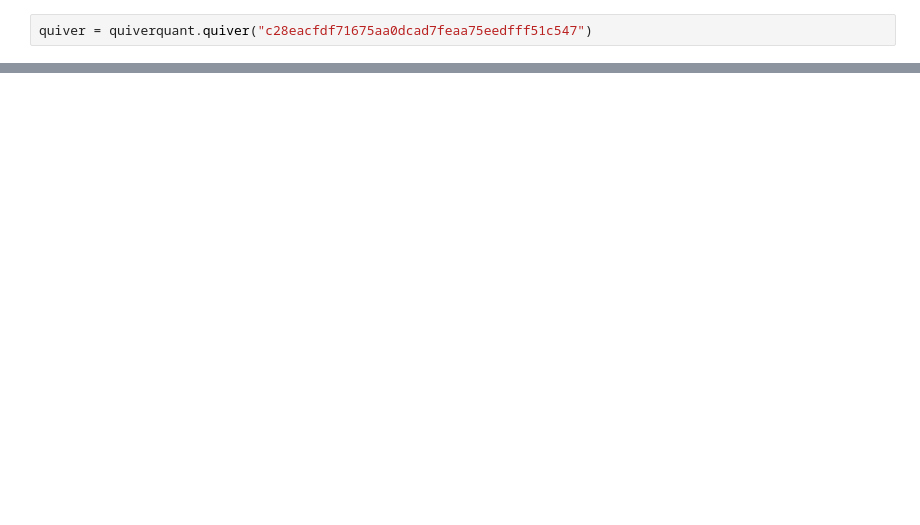
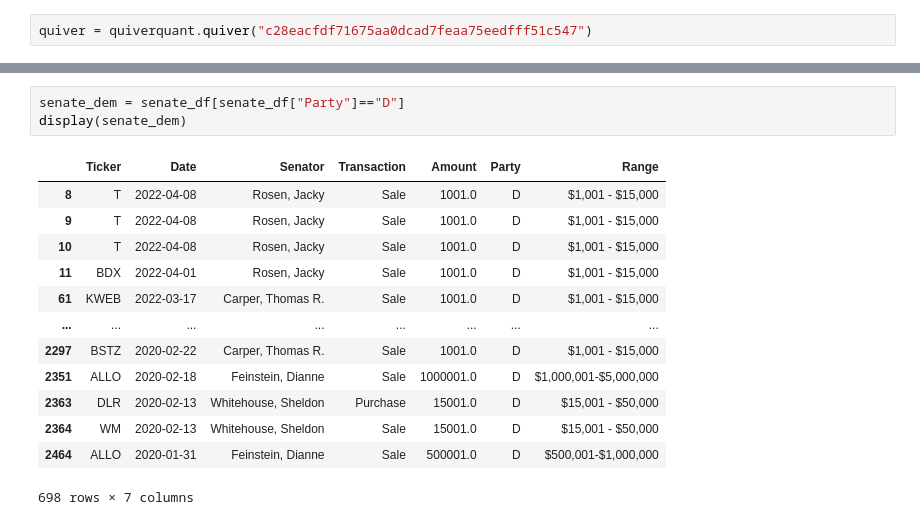
Before and after one commit to Loudju/Fintech_Project1_Politician_stock_trading, a Jupyter notebook: senate_trade_cleanup.ipynb, the cells around one changed output, grey strips where cells are left out. Saved outputs shown, nothing was run; the diff lists cells and outputs as text; blank space fills up the shorter version.

```diff
--- a/senate_trade_cleanup.ipynb
+++ b/senate_trade_cleanup.ipynb
@@ -11,0 +86,17 @@ AttributeError: 'quiver' object has no attribute 'congresstrading'
+# %%
+senate_dem = senate_df[senate_df["Party"]=="D"]
+display(senate_dem)
+# %% [output]
+|  | Ticker | Date | Senator | Transaction | Amount | Party | Range |
+| 8 | T | 2022-04-08 | Rosen, Jacky | Sale | 1001.0 | D | $1,001 - $15,000 |
+| 9 | T | 2022-04-08 | Rosen, Jacky | Sale | 1001.0 | D | $1,001 - $15,000 |
+| 10 | T | 2022-04-08 | Rosen, Jacky | Sale | 1001.0 | D | $1,001 - $15,000 |
+| 11 | BDX | 2022-04-01 | Rosen, Jacky | Sale | 1001.0 | D | $1,001 - $15,000 |
+| 61 | KWEB | 2022-03-17 | Carper, Thomas R. | Sale | 1001.0 | D | $1,001 - $15,000 |
+| ... | ... | ... | ... | ... | ... | ... | ... |
+| 2297 | BSTZ | 2020-02-22 | Carper, Thomas R. | Sale | 1001.0 | D | $1,001 - $15,000 |
+| 2351 | ALLO | 2020-02-18 | Feinstein, Dianne | Sale | 1000001.0 | D | $1,000,001-$5,000,000 |
+| 2363 | DLR | 2020-02-13 | Whitehouse, Sheldon | Purchase | 15001.0 | D | $15,001 - $50,000 |
+| 2364 | WM | 2020-02-13 | Whitehouse, Sheldon | Sale | 15001.0 | D | $15,001 - $50,000 |
+| 2464 | ALLO | 2020-01-31 | Feinstein, Dianne | Sale | 500001.0 | D | $500,001-$1,000,000 |
+698 rows × 7 columns
```
Also changed, not shown: parts of 7 cells of this notebook.
